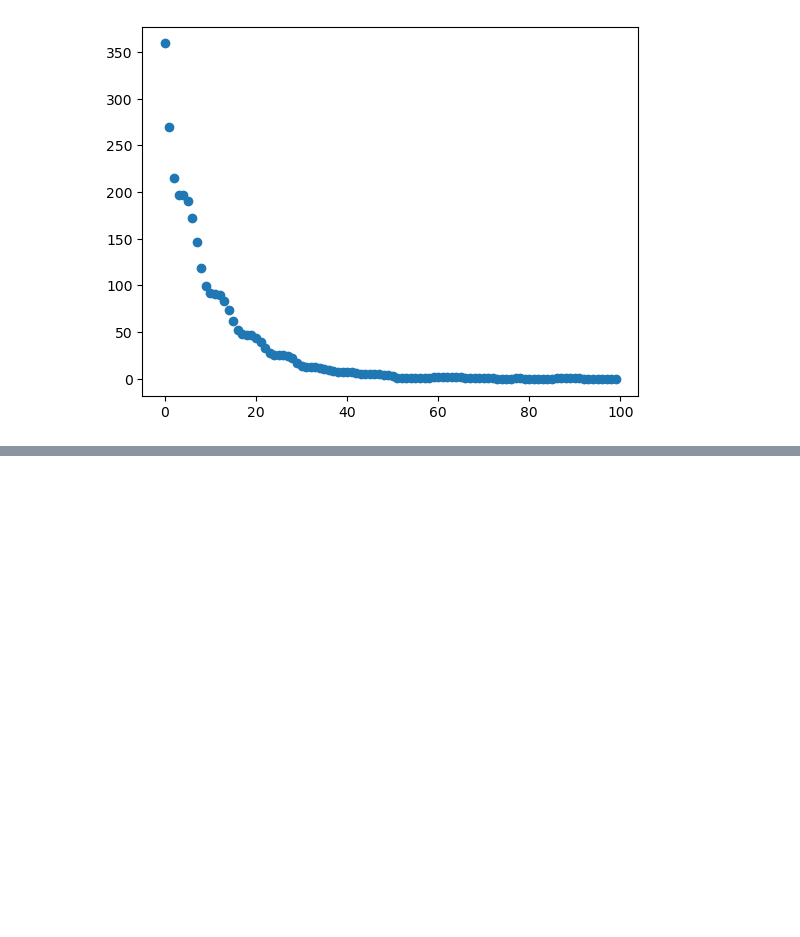
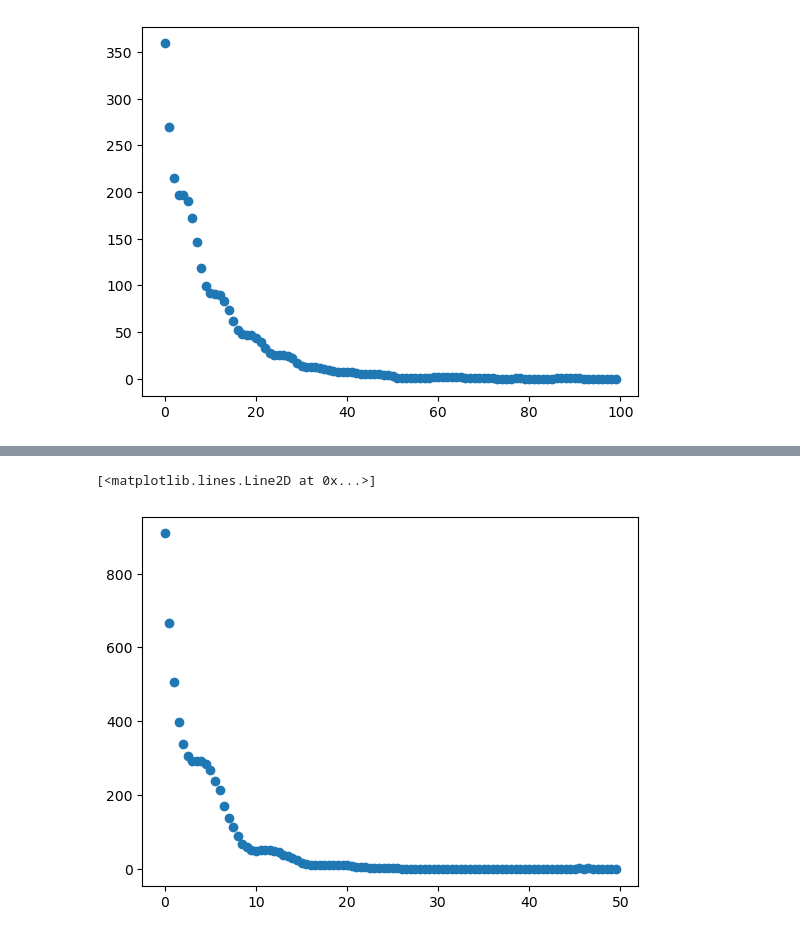
Before and after one commit to Lu-Neil/qnm_filter, a Jupyter notebook: code_demo/evidence_curve/221_EC_results.ipynb, the cells around one changed output, grey strips where cells are left out. Cells and saved outputs as stored; diff of their text form; code cells hidden in the pictures; blank space fills up the shorter version.

```diff
--- a/code_demo/evidence_curve/221_EC_results.ipynb
+++ b/code_demo/evidence_curve/221_EC_results.ipynb
@@ -81,0 +92,5 @@ SNRtot[-1]
+# %%
+pl.plot(start_time, evidence220-nofilter, 'o')
+# %% [output]
+[<matplotlib.lines.Line2D at 0x...>]
+[figure, added]
```
Also changed, not shown: parts of 21 cells of this notebook, 30 other files.
